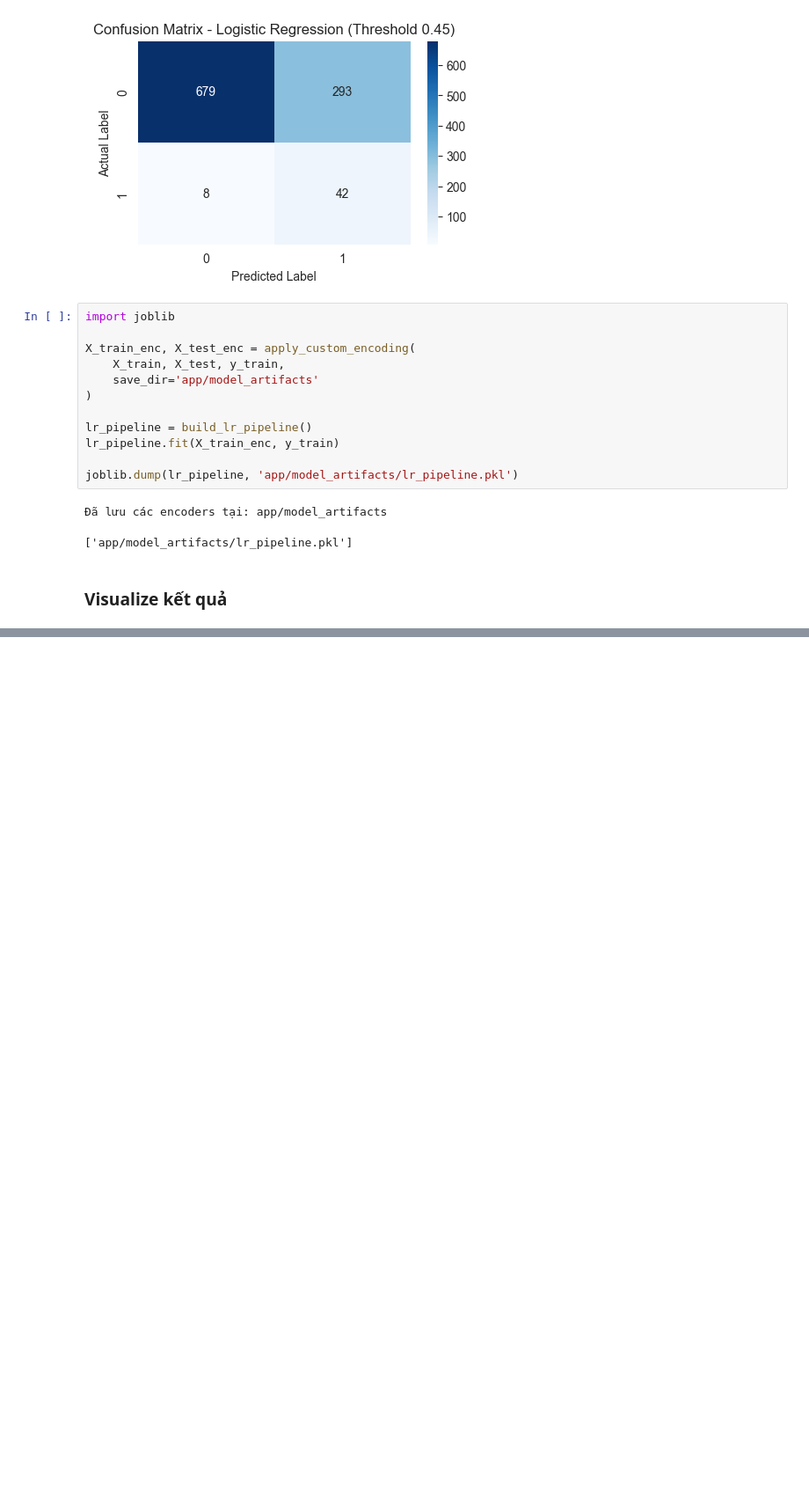
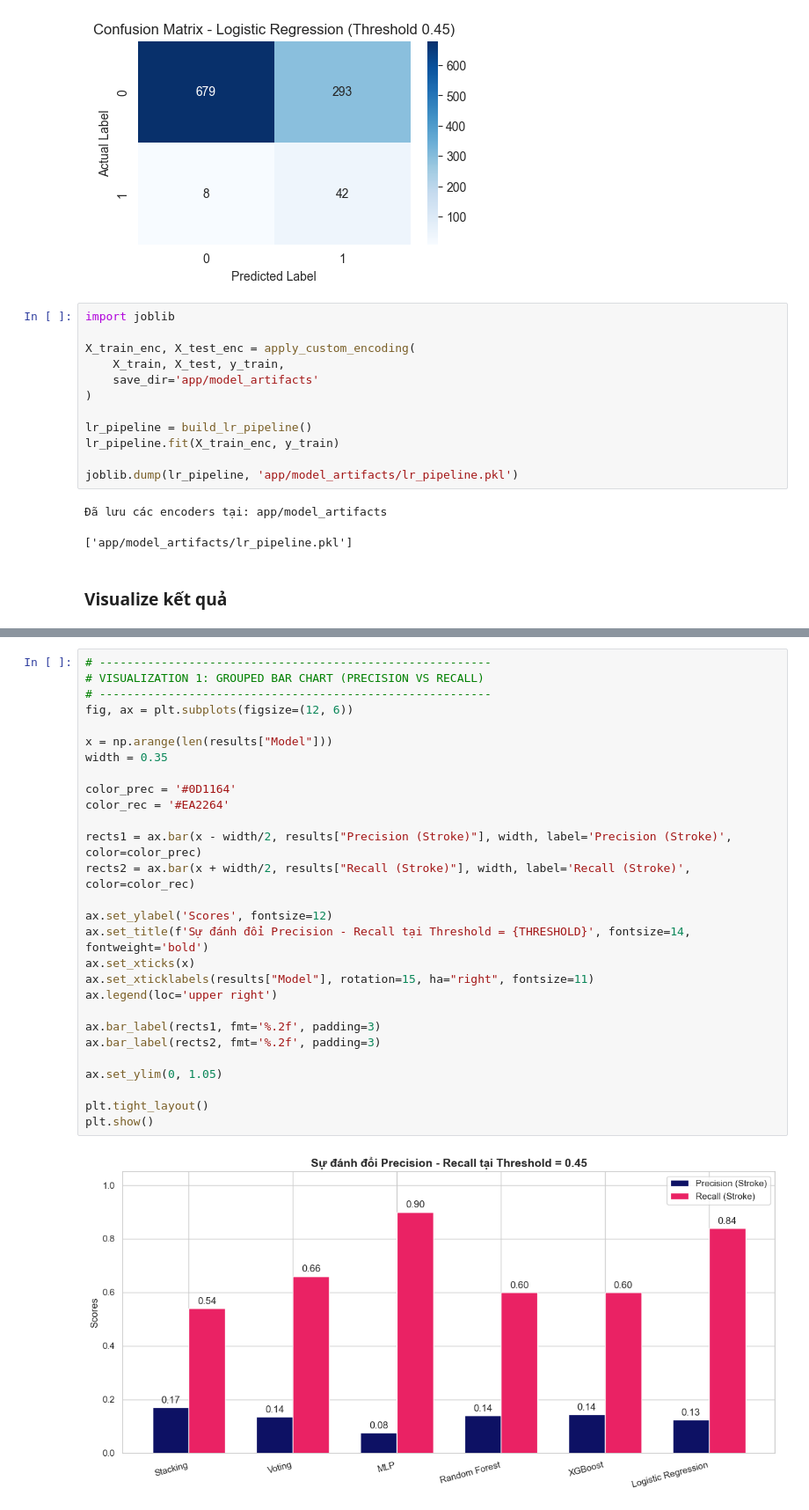
Before and after one commit to ThinHu/stroke-risk-prediction, a Jupyter notebook: notebook.ipynb, the cells around one changed output, grey strips where cells are left out. Shown at 88% size. Saved outputs shown, nothing was run; the diff lists cells and outputs as text; blank space fills up the shorter version.

```diff
--- a/notebook.ipynb
+++ b/notebook.ipynb
@@ -608,3 +633,33 @@ plt.show()
+# %%
+# ---------------------------------------------------------
+# VISUALIZATION 1: GROUPED BAR CHART (PRECISION VS RECALL)
+# ---------------------------------------------------------
+fig, ax = plt.subplots(figsize=(12, 6))
+
+x = np.arange(len(results["Model"]))
+width = 0.35
+
+color_prec = '#0D1164'
+color_rec = '#EA2264'
+
+rects1 = ax.bar(x - width/2, results["Precision (Stroke)"], width, label='Precision (Stroke)', color=color_prec)
+rects2 = ax.bar(x + width/2, results["Recall (Stroke)"], width, label='Recall (Stroke)', color=color_rec)
+
+ax.set_ylabel('Scores', fontsize=12)
+ax.set_title(f'Sự đánh đổi Precision - Recall tại Threshold = {THRESHOLD}', fontsize=14, fontweight='bold')
+ax.set_xticks(x)
+ax.set_xticklabels(results["Model"], rotation=15, ha="right", fontsize=11)
+ax.legend(loc='upper right')
+
+ax.bar_label(rects1, fmt='%.2f', padding=3)
+ax.bar_label(rects2, fmt='%.2f', padding=3)
+
+ax.set_ylim(0, 1.05)
+
+plt.tight_layout()
+plt.show()
+# %% [output]
+[figure, added]
 # %%
 # ---------------------------------------------------------
 # VISUALIZATION 2: ROC CURVE & AUC
```
Also changed, not shown: parts of 8 cells of this notebook, 2 other files.
